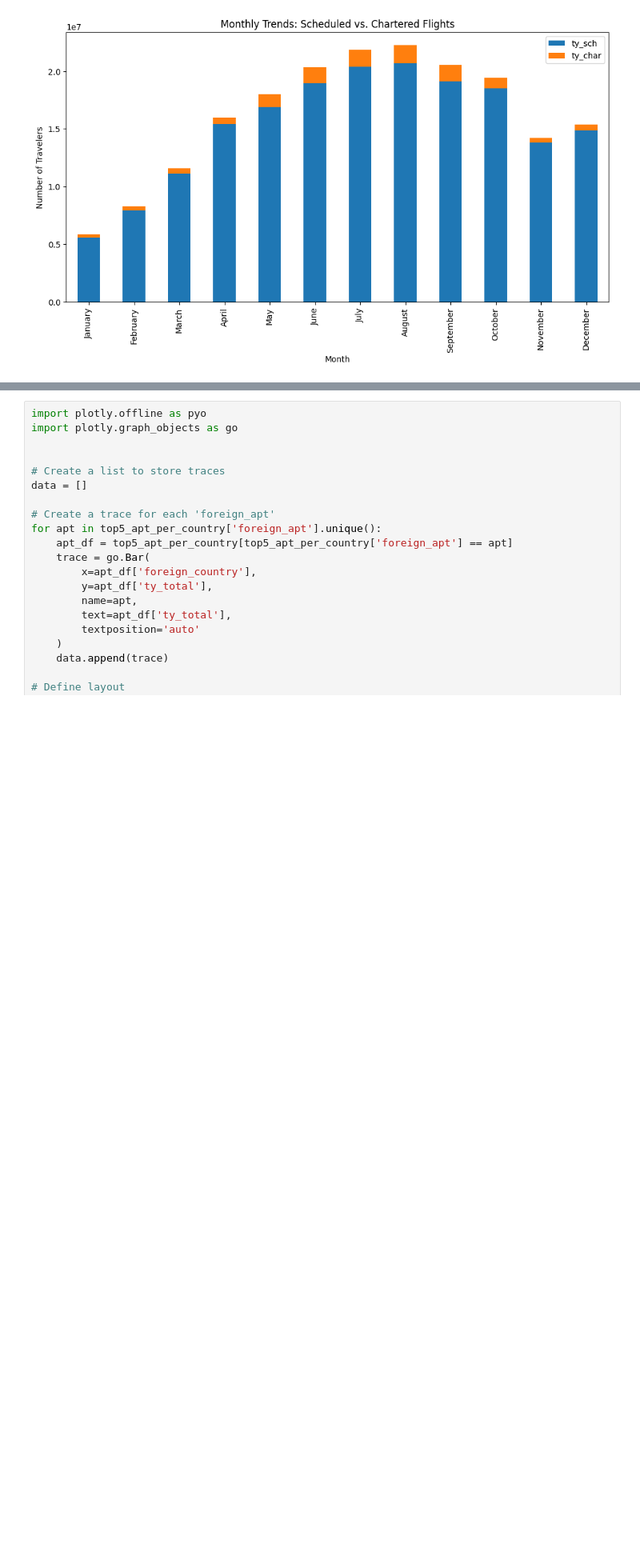
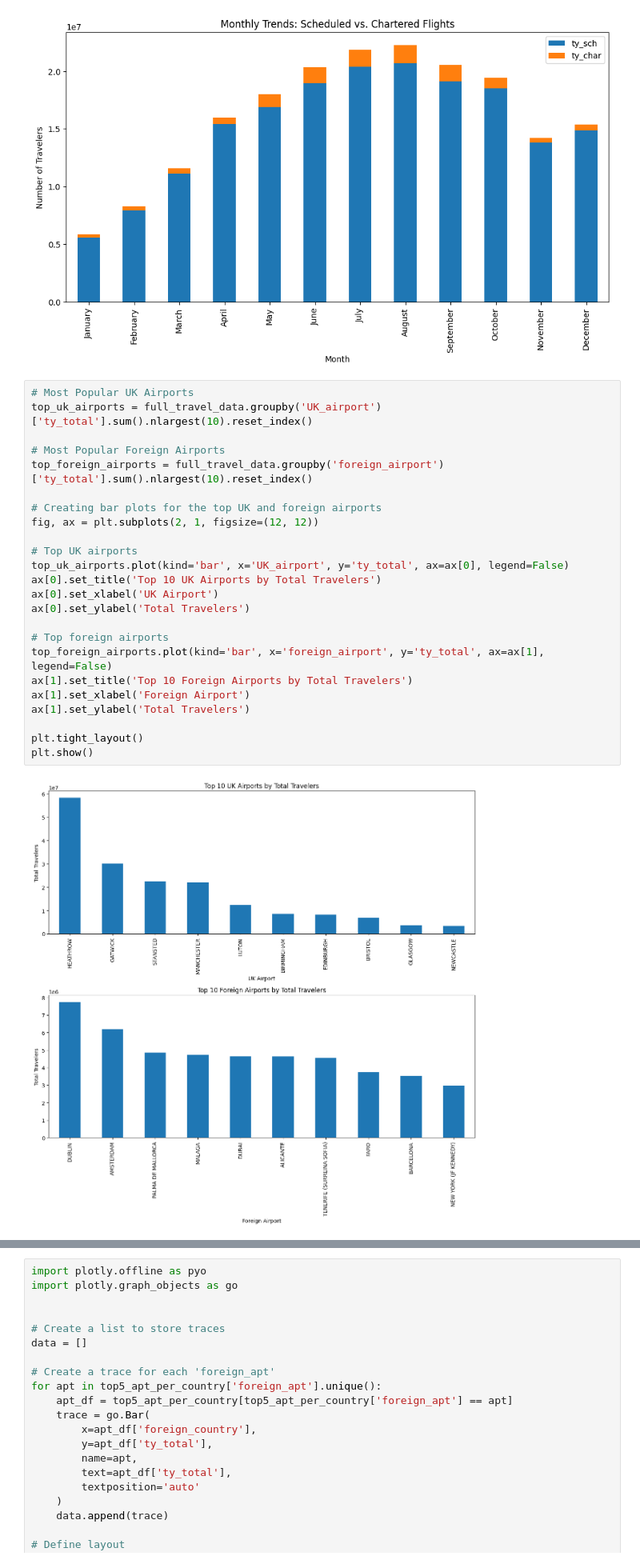
Before and after one commit to ot-babs/Holiday_EDA, a Jupyter notebook: Holiday_EDA.ipynb, the cells around one changed output, grey strips where cells are left out. Shown at 80% size. Cells and saved outputs as stored; diff of their text form; blank space fills up the shorter version.

```diff
--- a/Holiday_EDA.ipynb
+++ b/Holiday_EDA.ipynb
@@ -109,3 +92,29 @@ ax.set_xticklabels(monthly_scheduled_chartered.index.strftime('%B'))
 plt.show()
 # %% [output]
 [figure]
+# %%
+# Most Popular UK Airports
+top_uk_airports = full_travel_data.groupby('UK_airport')['ty_total'].sum().nlargest(10).reset_index()
+
+# Most Popular Foreign Airports
+top_foreign_airports = full_travel_data.groupby('foreign_airport')['ty_total'].sum().nlargest(10).reset_index()
+
+# Creating bar plots for the top UK and foreign airports
+fig, ax = plt.subplots(2, 1, figsize=(12, 12))
+
+# Top UK airports
+top_uk_airports.plot(kind='bar', x='UK_airport', y='ty_total', ax=ax[0], legend=False)
+ax[0].set_title('Top 10 UK Airports by Total Travelers')
+ax[0].set_xlabel('UK Airport')
+ax[0].set_ylabel('Total Travelers')
+
+# Top foreign airports
+top_foreign_airports.plot(kind='bar', x='foreign_airport', y='ty_total', ax=ax[1], legend=False)
+ax[1].set_title('Top 10 Foreign Airports by Total Travelers')
+ax[1].set_xlabel('Foreign Airport')
+ax[1].set_ylabel('Total Travelers')
+
+plt.tight_layout()
+plt.show()
+# %% [output]
+[figure, added]
```
Also changed, not shown: parts of 4 cells of this notebook.
